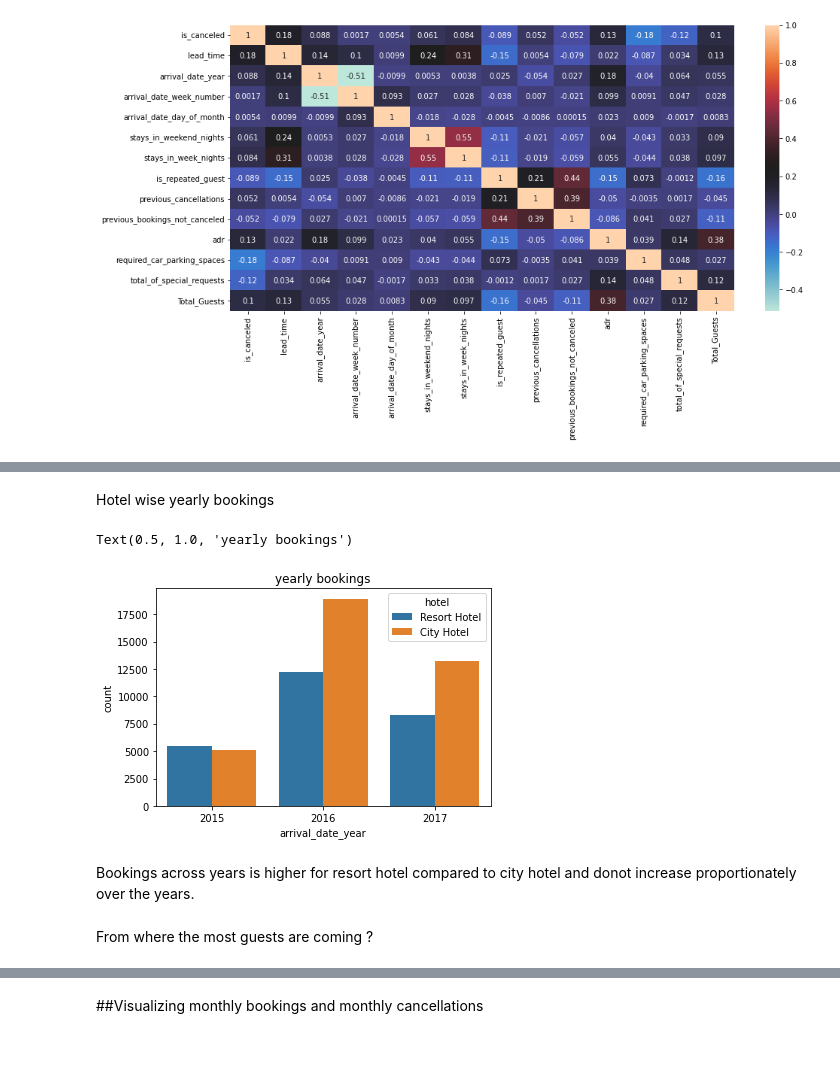
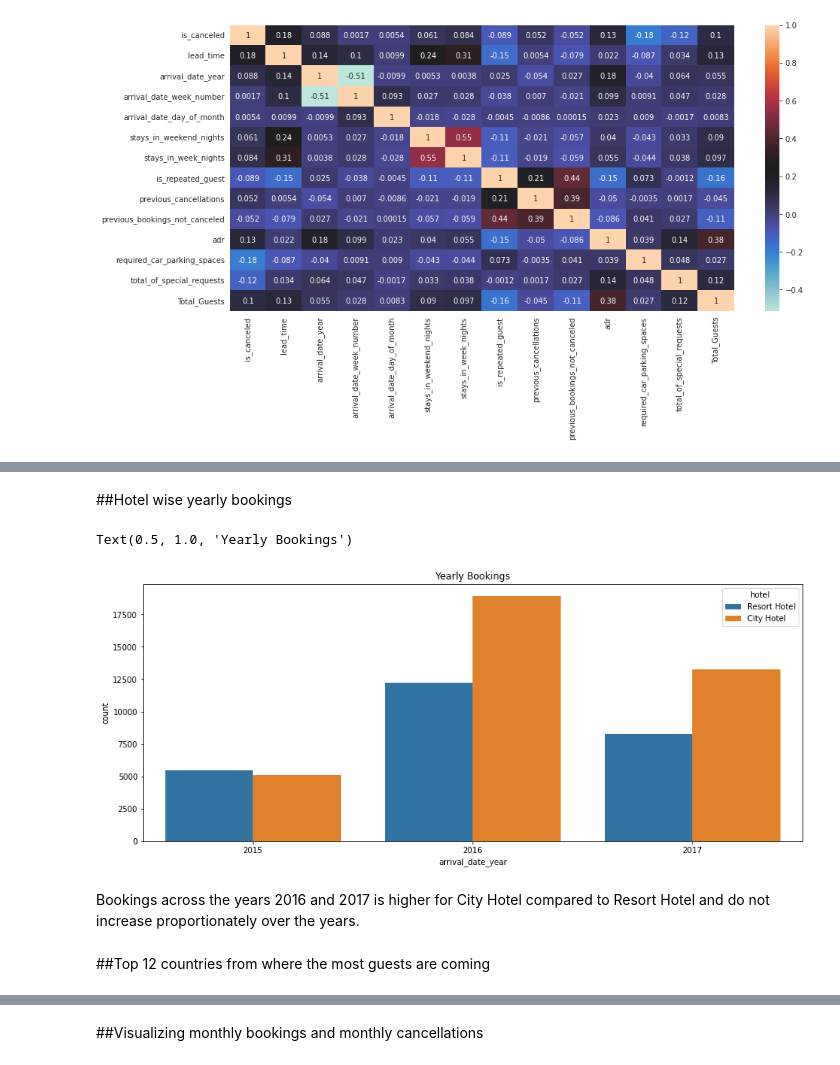
Before and after one commit to varsha-rani-15/Exploratory-Data-Analysis-Capstone, a Jupyter notebook: Hotel_Booking_Analysis_Capstone_Project.ipynb, the cells around one changed output, grey strips where cells are left out. Cells and saved outputs as stored; diff of their text form; code cells hidden in the pictures.

```diff
--- a/Hotel_Booking_Analysis_Capstone_Project.ipynb
+++ b/Hotel_Booking_Analysis_Capstone_Project.ipynb
@@ -241,14 +258,16 @@ df.sample()
 resorthotel_df = df [df.hotel == "Resort Hotel"]
 cityhotel_df= df [df.hotel == "City Hotel"]
 # %% [markdown]
-Hotel wise yearly bookings
+##Hotel wise yearly bookings
 # %%
-sns.countplot (x= 'arrival_date_year', data= df, hue= 'hotel').set_title ('yearly bookings')
+# plot hotel wise yearly bookings
+plt.figure(figsize=(15,6))
+sns.countplot (x= 'arrival_date_year', data= df, hue= 'hotel').set_title ('Yearly Bookings')
 # %% [output]
-Text(0.5, 1.0, 'yearly bookings')
+Text(0.5, 1.0, 'Yearly Bookings')
-[figure, old version]
+[figure, new version]
 # %% [markdown]
-Bookings across years is higher for resort hotel compared to city hotel and donot increase proportionately over the years.
+Bookings across the years 2016 and 2017 is higher for City Hotel compared to Resort Hotel and do not increase proportionately over the years.
 # %% [markdown]
-From where the most guests are coming ?
+##Top 12 countries from where the most guests are coming
 # %%
```
Also changed, not shown: parts of 54 cells of this notebook.
